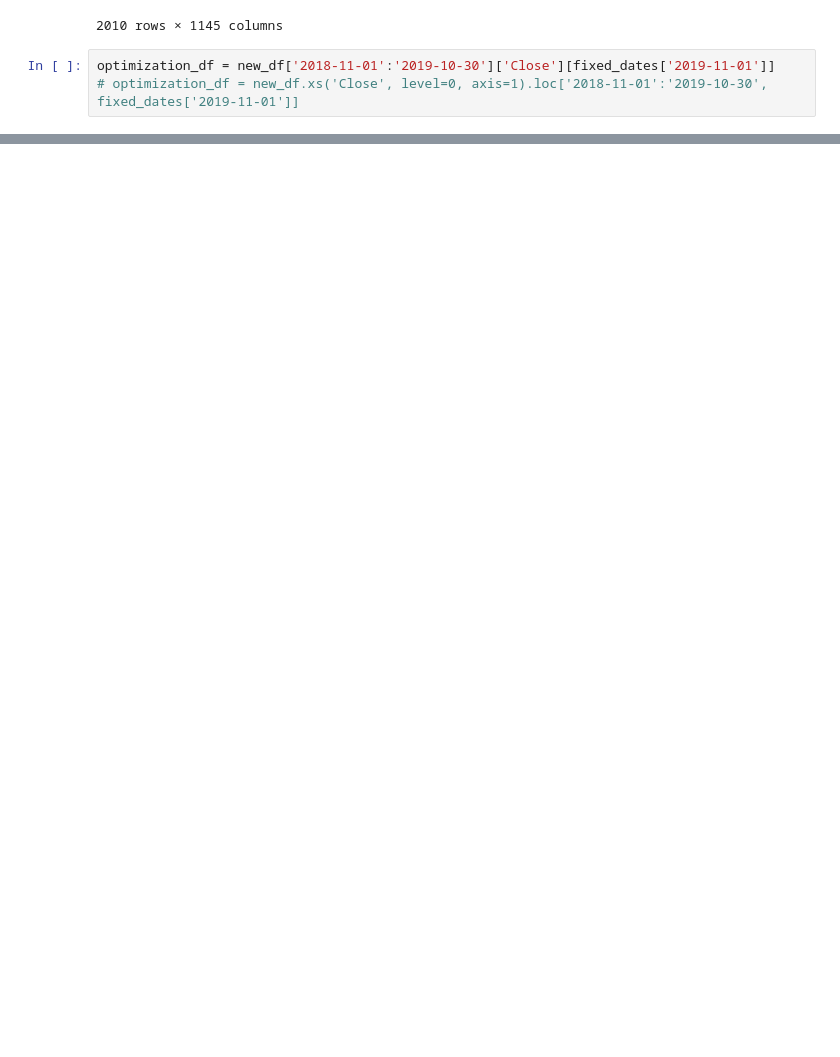
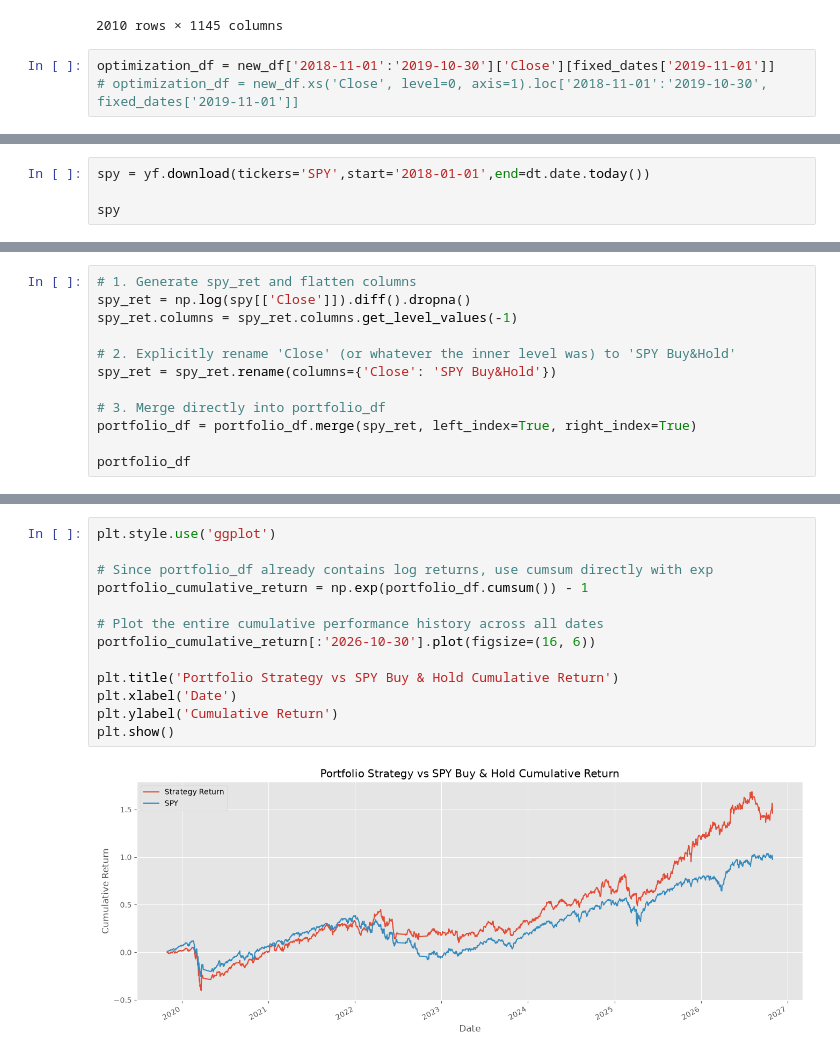
Before and after one commit to swaraj2107/Unsupervised_Learning_Trading_Strategy, a Jupyter notebook: main_program.ipynb, the cells around one changed output, grey strips where cells are left out. Drawn from its saved outputs; the diff is of its cells as text; blank space fills up the shorter version.

```diff
--- a/main_program.ipynb
+++ b/main_program.ipynb
@@ -509,0 +588,4 @@ temp_df
+# %%
+spy = yf.download(tickers='SPY',start='2018-01-01',end=dt.date.today())
+
+spy
@@ -509,0 +609,12 @@ temp_df
+# %%
+# 1. Generate spy_ret and flatten columns
+spy_ret = np.log(spy[['Close']]).diff().dropna()
+spy_ret.columns = spy_ret.columns.get_level_values(-1)
+
+# 2. Explicitly rename 'Close' (or whatever the inner level was) to 'SPY Buy&Hold'
+spy_ret = spy_ret.rename(columns={'Close': 'SPY Buy&Hold'})
+
+# 3. Merge directly into portfolio_df
+portfolio_df = portfolio_df.merge(spy_ret, left_index=True, right_index=True)
+
+portfolio_df
@@ -509,0 +636,15 @@ temp_df
+# %%
+plt.style.use('ggplot')
+
+# Since portfolio_df already contains log returns, use cumsum directly with exp
+portfolio_cumulative_return = np.exp(portfolio_df.cumsum()) - 1
+
+# Plot the entire cumulative performance history across all dates
+portfolio_cumulative_return[:'2026-10-30'].plot(figsize=(16, 6))
+
+plt.title('Portfolio Strategy vs SPY Buy & Hold Cumulative Return')
+plt.xlabel('Date')
+plt.ylabel('Cumulative Return')
+plt.show()
+# %% [output]
+[figure, added]
```
Also changed, not shown: parts of 21 cells of this notebook.
